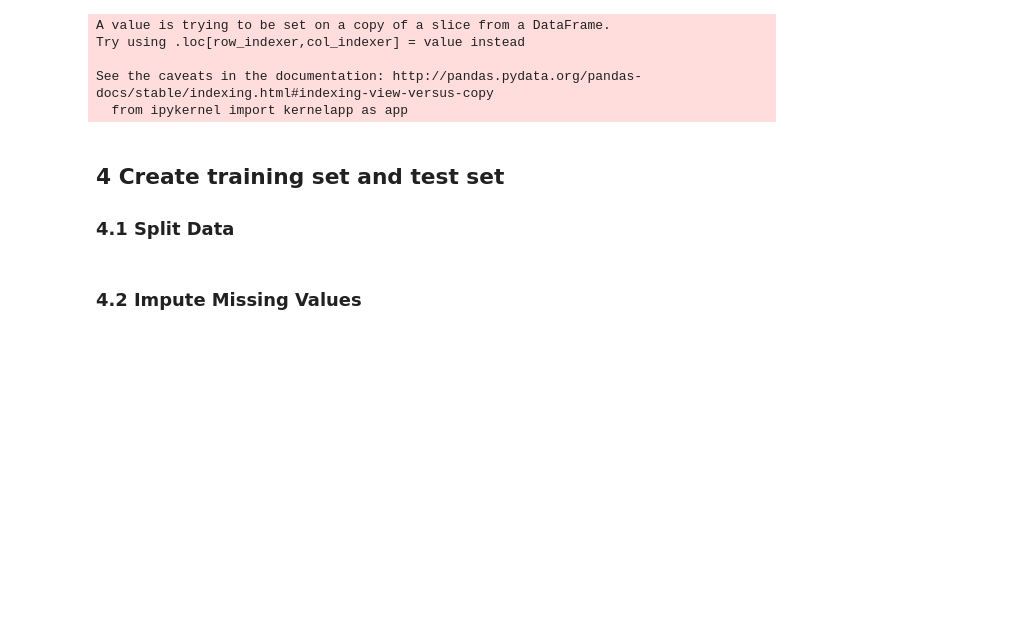
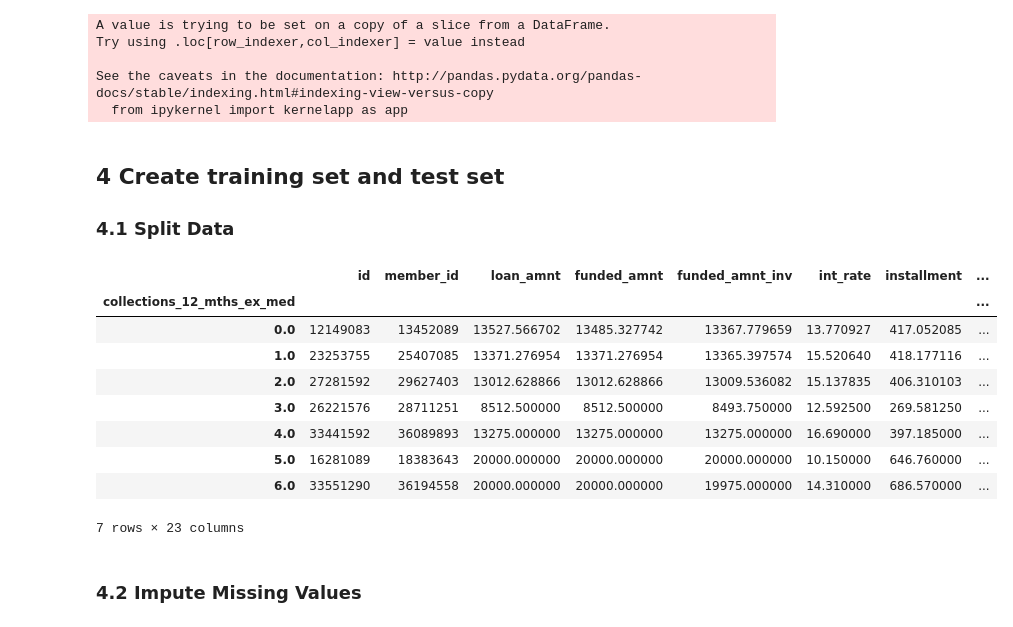
Before and after one commit to jinxinma/Loan_Default_Prediction_LendingClub, a Jupyter notebook: Loan Default Prediction EDA.ipynb, the cells around one changed output. Saved outputs shown, nothing was run; the diff lists cells and outputs as text; code cells hidden in the pictures; blank space fills up the shorter version.

```diff
--- a/Loan Default Prediction EDA.ipynb
+++ b/Loan Default Prediction EDA.ipynb
@@ -294,6 +294,19 @@ data = loan_new.drop(['status','loan_status'], axis=1)
 X_train, X_test, y_train, y_test = train_test_split(data, response, test_size=0.2, random_state=0)
 train = pd.concat([X_train, y_train], axis=1)
 test = pd.concat([X_test, y_test], axis=1)
+# %%
+loan_new.groupby('collections_12_mths_ex_med').mean()
+# %% [output]
+|  | id | member_id | loan_amnt | funded_amnt | funded_amnt_inv | int_rate | installment | ... |
+| collections_12_mths_ex_med |  |  |  |  |  |  |  | ... |
+| 0.0 | 12149083 | 13452089 | 13527.566702 | 13485.327742 | 13367.779659 | 13.770927 | 417.052085 | ... |
+| 1.0 | 23253755 | 25407085 | 13371.276954 | 13371.276954 | 13365.397574 | 15.520640 | 418.177116 | ... |
+| 2.0 | 27281592 | 29627403 | 13012.628866 | 13012.628866 | 13009.536082 | 15.137835 | 406.310103 | ... |
+| 3.0 | 26221576 | 28711251 | 8512.500000 | 8512.500000 | 8493.750000 | 12.592500 | 269.581250 | ... |
+| 4.0 | 33441592 | 36089893 | 13275.000000 | 13275.000000 | 13275.000000 | 16.690000 | 397.185000 | ... |
+| 5.0 | 16281089 | 18383643 | 20000.000000 | 20000.000000 | 20000.000000 | 10.150000 | 646.760000 | ... |
+| 6.0 | 33551290 | 36194558 | 20000.000000 | 20000.000000 | 19975.000000 | 14.310000 | 686.570000 | ... |
+7 rows × 23 columns
 # %% [markdown]
 ### 4.2 Impute Missing Values
 # %% [markdown]
```
